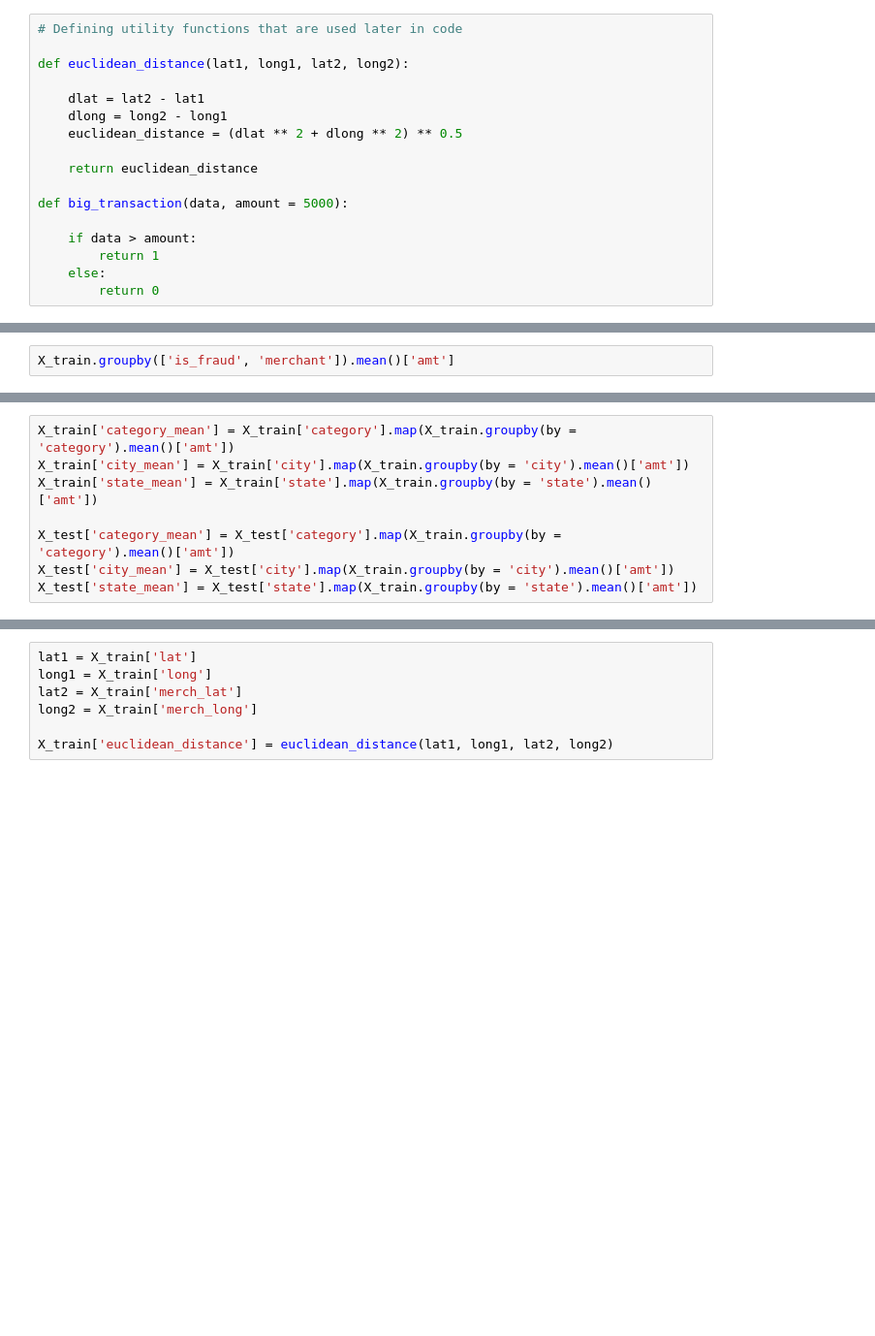
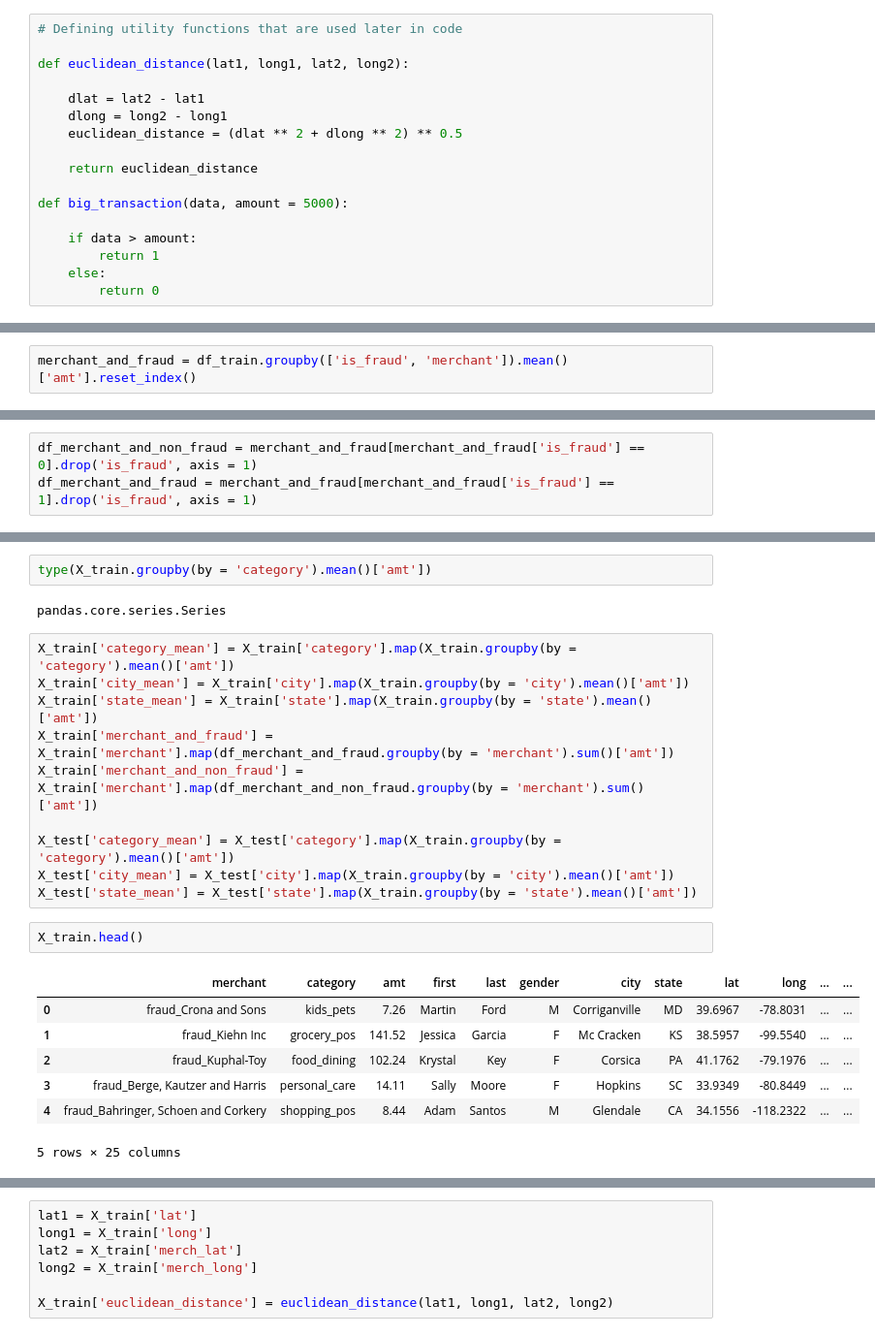
Before and after one commit to suhasmaddali/Credit-Card-Fraud-Detection, a Jupyter notebook: Credit Card Fraud Detection.ipynb, the cells around one changed output, grey strips where cells are left out. Shown at 97% size. Drawn from its saved outputs; the diff is of its cells as text; blank space fills up the shorter version.

Commit message:
Added new features to training data

```diff
--- a/Credit Card Fraud Detection.ipynb
+++ b/Credit Card Fraud Detection.ipynb
@@ -293,2 +293,2 @@ X_train.head()
 # %%
-X_train.groupby(['is_fraud', 'merchant']).mean()['amt']
+merchant_and_fraud = df_train.groupby(['is_fraud', 'merchant']).mean()['amt'].reset_index()
@@ -296,0 +295,3 @@ KeyError: 'is_fraud'
+# %%
+df_merchant_and_non_fraud = merchant_and_fraud[merchant_and_fraud['is_fraud'] == 0].drop('is_fraud', axis = 1)
+df_merchant_and_fraud = merchant_and_fraud[merchant_and_fraud['is_fraud'] == 1].drop('is_fraud', axis = 1)
@@ -297,8 +314,24 @@ KeyError: 'is_fraud'
+# %%
+type(X_train.groupby(by = 'category').mean()['amt'])
+# %% [output]
+pandas.core.series.Series
 # %%
 X_train['category_mean'] = X_train['category'].map(X_train.groupby(by = 'category').mean()['amt'])
 X_train['city_mean'] = X_train['city'].map(X_train.groupby(by = 'city').mean()['amt'])
 X_train['state_mean'] = X_train['state'].map(X_train.groupby(by = 'state').mean()['amt'])
+X_train['merchant_and_fraud'] = X_train['merchant'].map(df_merchant_and_fraud.groupby(by = 'merchant').sum()['amt'])
+X_train['merchant_and_non_fraud'] = X_train['merchant'].map(df_merchant_and_non_fraud.groupby(by = 'merchant').sum()['amt'])
 
 X_test['category_mean'] = X_test['category'].map(X_train.groupby(by = 'category').mean()['amt'])
 X_test['city_mean'] = X_test['city'].map(X_train.groupby(by = 'city').mean()['amt'])
 X_test['state_mean'] = X_test['state'].map(X_train.groupby(by = 'state').mean()['amt'])
+# %%
+X_train.head()
+# %% [output]
+|  | merchant | category | amt | first | last | gender | city | state | lat | long | ... | ... |
+| 0 | fraud_Crona and Sons | kids_pets | 7.26 | Martin | Ford | M | Corriganville | MD | 39.6967 | -78.8031 | ... | ... |
+| 1 | fraud_Kiehn Inc | grocery_pos | 141.52 | Jessica | Garcia | F | Mc Cracken | KS | 38.5957 | -99.5540 | ... | ... |
+| 2 | fraud_Kuphal-Toy | food_dining | 102.24 | Krystal | Key | F | Corsica | PA | 41.1762 | -79.1976 | ... | ... |
+| 3 | fraud_Berge, Kautzer and Harris | personal_care | 14.11 | Sally | Moore | F | Hopkins | SC | 33.9349 | -80.8449 | ... | ... |
+| 4 | fraud_Bahringer, Schoen and Corkery | shopping_pos | 8.44 | Adam | Santos | M | Glendale | CA | 34.1556 | -118.2322 | ... | ... |
+5 rows × 25 columns
```
Also changed, not shown: parts of 8 cells of this notebook.
